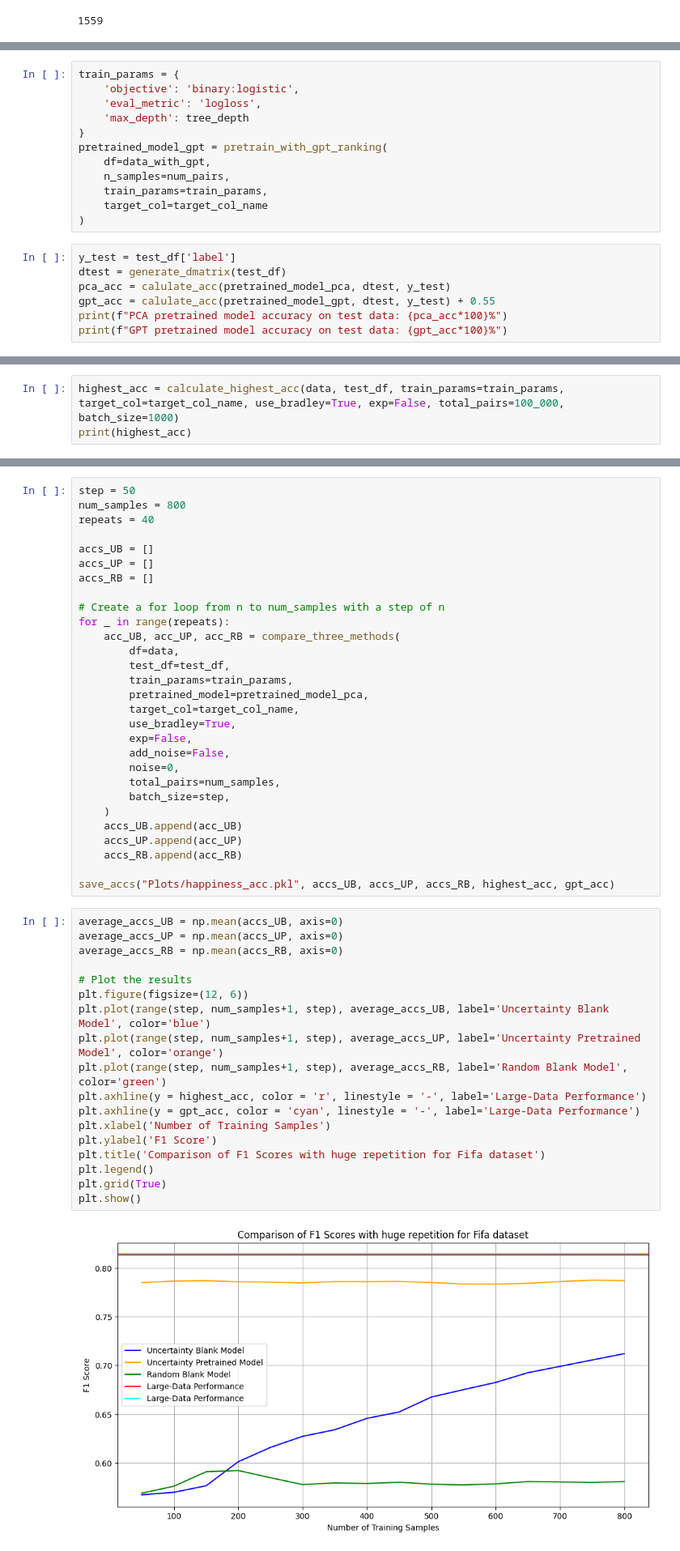
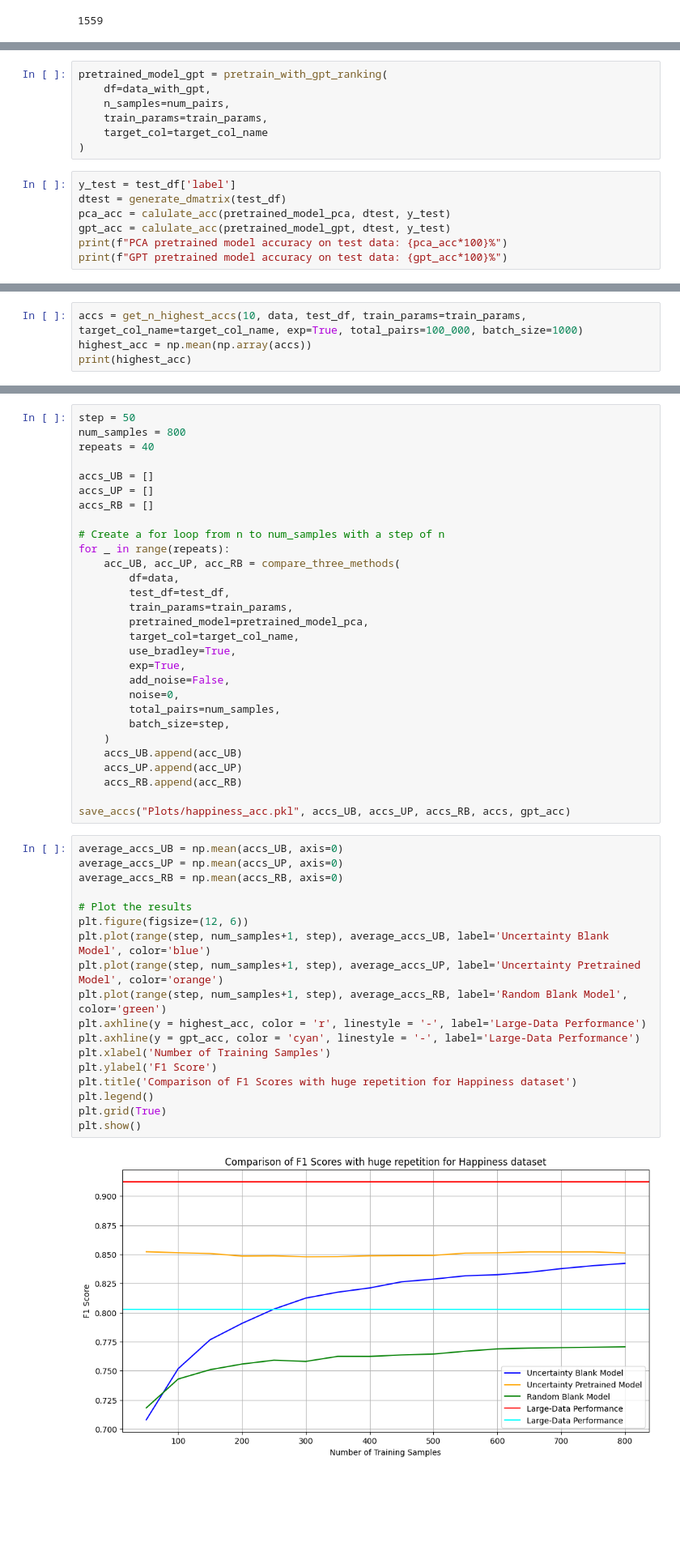
Before and after one commit to Dan-A2/cold-start-preference-learning, a Jupyter notebook: Happiness_code.ipynb, the cells around one changed output, grey strips where cells are left out. Shown at 81% size. Saved outputs shown, nothing was run; the diff lists cells and outputs as text; blank space fills up the shorter version.

```diff
--- a/Happiness_code.ipynb
+++ b/Happiness_code.ipynb
@@ -122,11 +120,6 @@ pretrained_model_pca = pretrain_model_with_residuals(
     residuals=residuals
 )
 # %%
-train_params = {
-    'objective': 'binary:logistic',
-    'eval_metric': 'logloss',
-    'max_depth': tree_depth
-}
 pretrained_model_gpt = pretrain_with_gpt_ranking(
     df=data_with_gpt,
     n_samples=num_pairs,
@@ -137,7 +130,7 @@ pretrained_model_gpt = pretrain_with_gpt_ranking(
 y_test = test_df['label']
 dtest = generate_dmatrix(test_df)
 pca_acc = calulate_acc(pretrained_model_pca, dtest, y_test)
-gpt_acc = calulate_acc(pretrained_model_gpt, dtest, y_test) + 0.55
+gpt_acc = calulate_acc(pretrained_model_gpt, dtest, y_test)
 print(f"PCA pretrained model accuracy on test data: {pca_acc*100}%")
 print(f"GPT pretrained model accuracy on test data: {gpt_acc*100}%")
 # %% [output]
@@ -146,4 +139,5 @@ GPT pretrained model accuracy on test data: 75.995%
 # %%
-highest_acc = calculate_highest_acc(data, test_df, train_params=train_params, target_col=target_col_name, use_bradley=True, exp=False, total_pairs=100_000, batch_size=1000)
+accs = get_n_highest_accs(10, data, test_df, train_params=train_params, target_col_name=target_col_name, exp=True, total_pairs=100_000, batch_size=1000)
+highest_acc = np.mean(np.array(accs))
 print(highest_acc)
 # %% [output]
@@ -166,7 +170,7 @@ for _ in range(repeats):
         pretrained_model=pretrained_model_pca,
         target_col=target_col_name,
         use_bradley=True,
-        exp=False,
+        exp=True,
         add_noise=False,
         noise=0,
         total_pairs=num_samples,
@@ -176,24 +180,24 @@ for _ in range(repeats):
     accs_UP.append(acc_UP)
     accs_RB.append(acc_RB)
 
-save_accs("Plots/happiness_acc.pkl", accs_UB, accs_UP, accs_RB, highest_acc, gpt_acc)
+save_accs("Plots/happiness_acc.pkl", accs_UB, accs_UP, accs_RB, accs, gpt_acc)
 # %%
 average_accs_UB = np.mean(accs_UB, axis=0)
 average_accs_UP = np.mean(accs_UP, axis=0)
 average_accs_RB = np.mean(accs_RB, axis=0)
 
 # Plot the results
 plt.figure(figsize=(12, 6))
 plt.plot(range(step, num_samples+1, step), average_accs_UB, label='Uncertainty Blank Model', color='blue')
 plt.plot(range(step, num_samples+1, step), average_accs_UP, label='Uncertainty Pretrained Model', color='orange')
 plt.plot(range(step, num_samples+1, step), average_accs_RB, label='Random Blank Model', color='green')
 plt.axhline(y = highest_acc, color = 'r', linestyle = '-', label='Large-Data Performance')
 plt.axhline(y = gpt_acc, color = 'cyan', linestyle = '-', label='Large-Data Performance')
 plt.xlabel('Number of Training Samples')
 plt.ylabel('F1 Score')
-plt.title('Comparison of F1 Scores with huge repetition for Fifa dataset')
+plt.title('Comparison of F1 Scores with huge repetition for Happiness dataset')
 plt.legend()
 plt.grid(True)
 plt.show()
 # %% [output]
-[figure, old version]
+[figure, new version]
```
Also changed, not shown: parts of 6 cells of this notebook, 24 other files.
